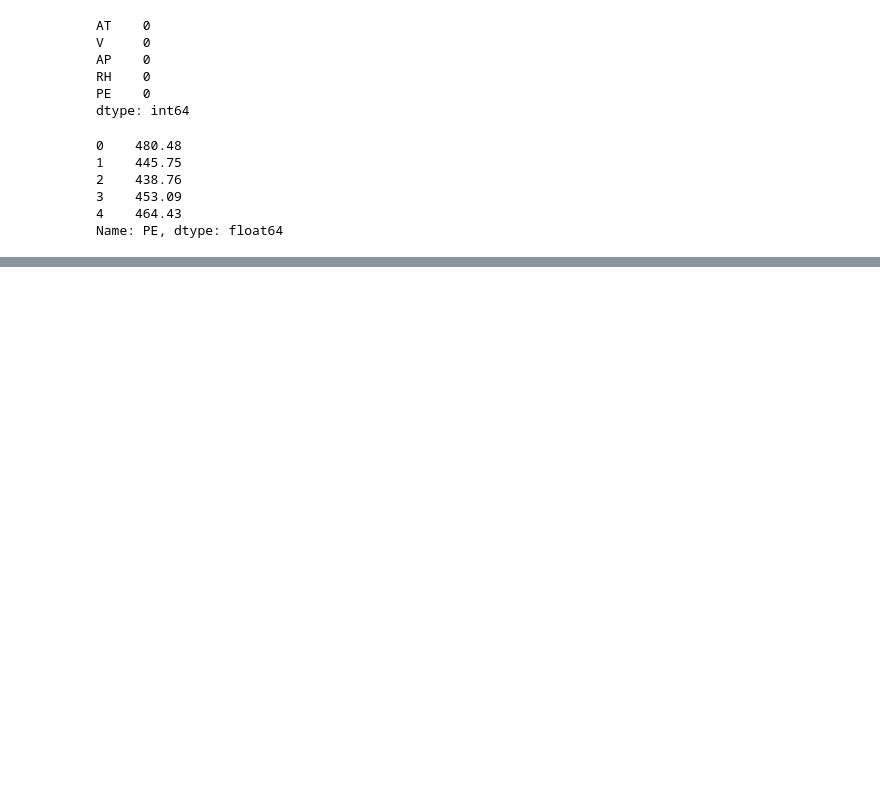
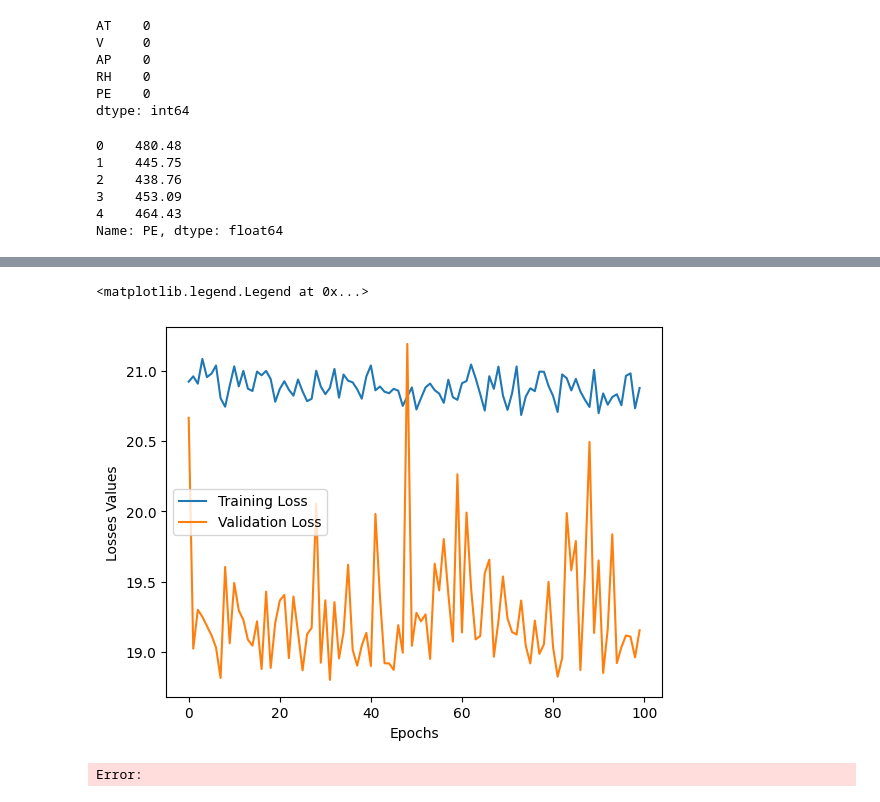
Before and after one commit to Srixjan/Machine-Learning, a Jupyter notebook: DEEP LEARNING/ANN_Regression.ipynb, the cells around one changed output, grey strips where cells are left out. Drawn from its saved outputs; the diff is of its cells as text; code cells hidden in the pictures; blank space fills up the shorter version.

Commit message:
Implement feature X to enhance user experience and optimize performance

```diff
--- a/DEEP LEARNING/ANN_Regression.ipynb
+++ b/DEEP LEARNING/ANN_Regression.ipynb
@@ -74,0 +72,15 @@ AttributeError: 'Tensor' object has no attribute 'info'
+# %%
+# Data Loader - to define how the data will be loaded for training
+# - creates batches for us
+# - shuffles (optional )
+# Tensor Dataset class - it recives raw data, and transfer it to Data Loader(DL cant access raw data from memory).
+# - access data
+# - can access one sample / one row(features, target)
+
+from torch.utils.data import TensorDataset, DataLoader
+
+train_dataset = TensorDataset(X_train_tensor, y_train_tensor)
+test_dataset = TensorDataset(X_test_tensor, y_test_tensor)
+# %%
+train_loader = DataLoader(train_dataset, batch_size=32, shuffle=True)
+test_loader = DataLoader(test_dataset, batch_size=32)
@@ -74,0 +114,8 @@ AttributeError: 'Tensor' object has no attribute 'info'
+# %%
+import torch.optim as optim
+
+model = ANN()
+
+# Loss, optimizer
+criterion = nn.MSELoss()
+optimizer = optim.Adam(model.parameters())
@@ -74,0 +189,17 @@ AttributeError: 'Tensor' object has no attribute 'info'
+# %%
+import matplotlib.pyplot as plt
+
+loss_df = pd.DataFrame({
+    "Training loss": train_loss,
+    "Validation loss": val_losses
+})
+
+plt.plot(loss_df["Training loss"], label = "Training Loss")
+plt.plot(loss_df["Validation loss"], label = "Validation Loss")
+plt.xlabel("Epochs")
+plt.ylabel("Losses Values")
+plt.legend()
+# %% [output]
+<matplotlib.legend.Legend at 0x...>
+[figure, added]
+Error:
```
Also changed, not shown: parts of 4 cells of this notebook.
